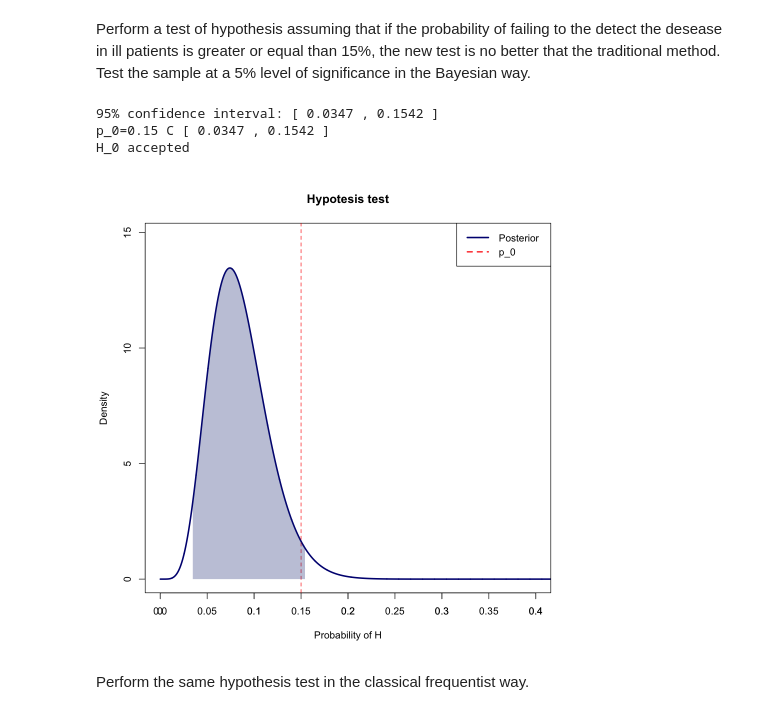
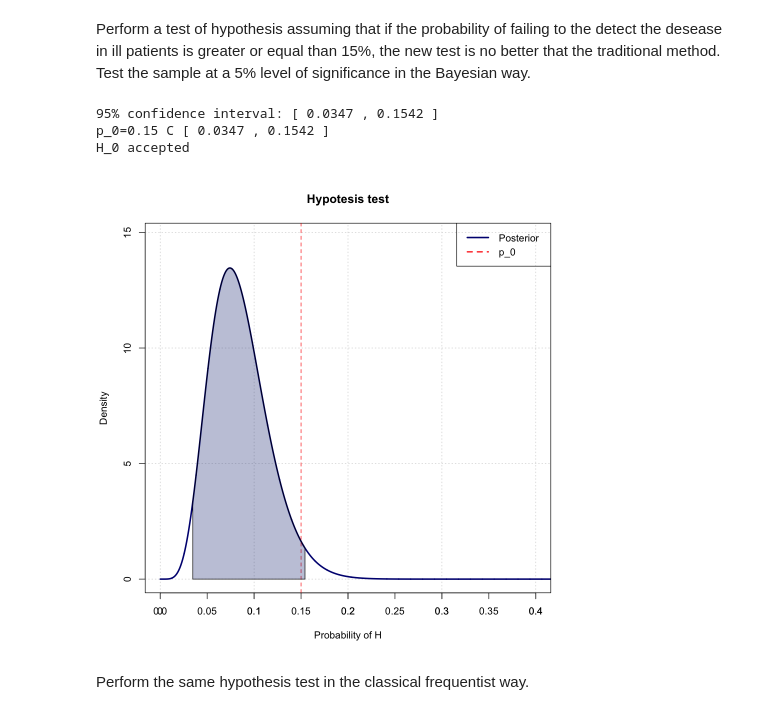
Before and after one commit to GiacomoLongaroni/Advanced_Statistics_For_Physics_Analysis_24, a Jupyter notebook: Rlab04/Giacomo_Longaroni_Rlab04.ipynb, the cells around one changed output. Drawn from its saved outputs; the diff is of its cells as text; code cells hidden in the pictures.

```diff
--- a/Rlab04/Giacomo_Longaroni_Rlab04.ipynb
+++ b/Rlab04/Giacomo_Longaroni_Rlab04.ipynb
@@ -117,37 +117,38 @@ ub_index <- which(cum_posterior >= 0.975)[1]
 lb <- p[lb_index]
 ub <- p[ub_index]
 
 options(repr.plot.width = 8, repr.plot.height = 8)
 plot(p, posterior,
      type = 'l',
      col = 'navy',
      lwd = 2.5,
      xlab = "Probability of H",
      ylab = "Density",
      main = "Hypotesis test",
      ylim = c(0,  max(posterior) * 1.1),
-     xlim = c(0, 0.4))
+     xlim = c(0, 0.4),
+     panel.first = grid())
 axis(1, at = seq(0, 0.4, by = 0.05), labels = seq(0, 0.4, by = 0.05))
 
 # Add posterior mean and variance lines
 abline(v = 0.15, lty = 2, col = "red")
 
-# Add shaded region for 95% credible interval
+# Add region for 95% credible interval
 polygon(c(lb, p[p >= lb & p <= ub], ub),
         c(0, posterior[p >= lb & p <= ub], 0),
-        col = rgb(0.1, 0.2, 0.5, 0.3), border = NA)
+        col = rgb(0.1, 0.2, 0.5, 0.3))
 
 legend("topright", legend = c("Posterior", "p_0"),
        col = c("navy", "red" ), lty = c(1, 2), lwd = c(2.5, 2))
 
 cat("95% confidence interval: [", lb, ",", ub, "]\n")
 cat("p_0=0.15 C [", lb, ",", ub, "]\n")
 cat("H_0 accepted")
 # %% [output]
 95% confidence interval: [ 0.0347 , 0.1542 ]
 p_0=0.15 C [ 0.0347 , 0.1542 ]
 H_0 accepted
-[figure, old version]
+[figure, new version]
 # %% [markdown]
 Perform the same hypothesis test in the classical frequentist way.
 # %%
```
Also changed, not shown: parts of 10 cells of this notebook.
